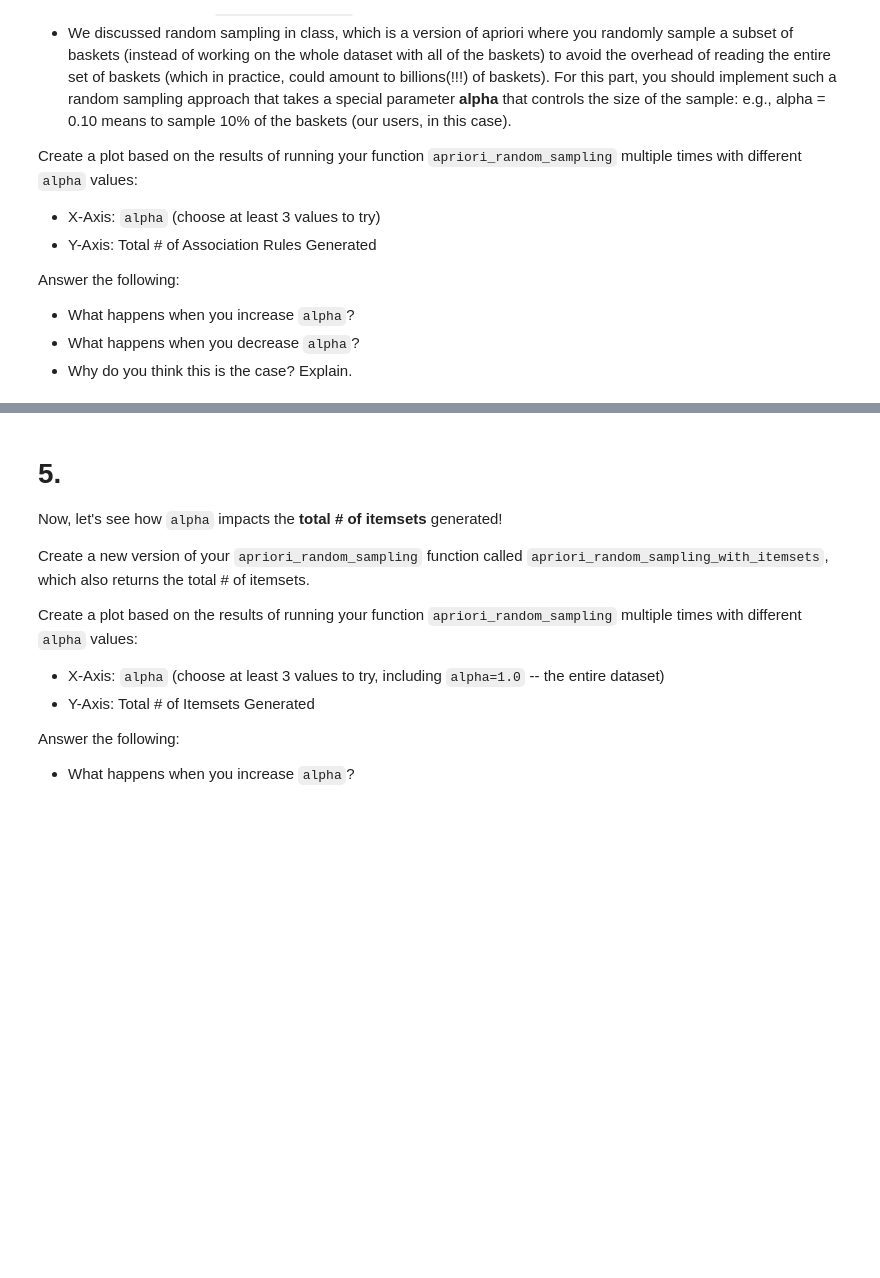
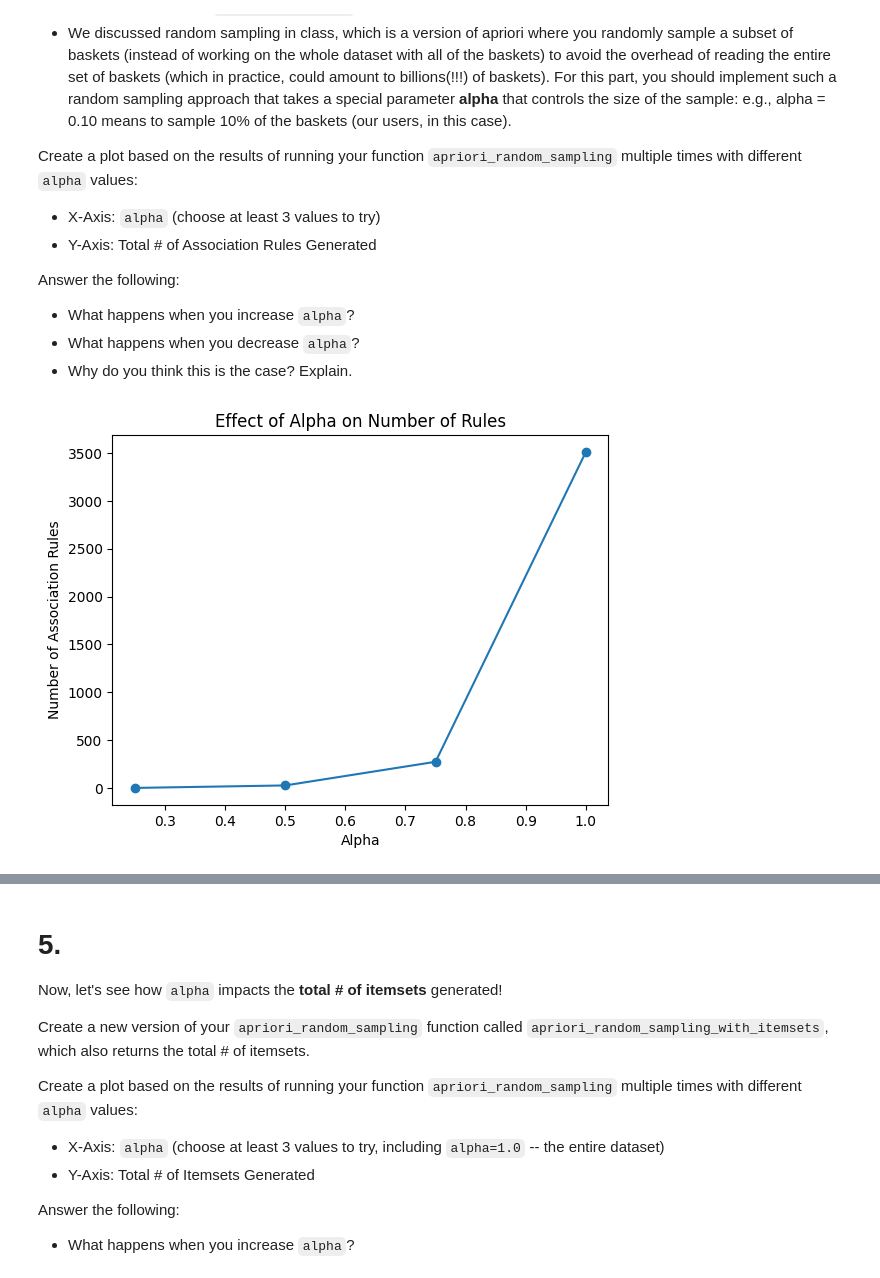
Before and after one commit to keeganasmith/CSCE676, a Jupyter notebook: hw2/homework_2_csce676_spring2026.ipynb, the cells around one changed output, grey strips where cells are left out. Drawn from its saved outputs; the diff is of its cells as text; code cells hidden in the pictures; blank space fills up the shorter version.

```diff
--- a/hw2/homework_2_csce676_spring2026.ipynb
+++ b/hw2/homework_2_csce676_spring2026.ipynb
@@ -1001,3 +1017,93 @@ Answer the following:
 - What happens when you increase `alpha`?
 - What happens when you decrease `alpha`?
 - Why do you think this is the case? Explain.
+# %%
+import random
+def random_sample(data, alpha, num_rows):
+    total_result_size = alpha * num_rows
+    i = 0;
+    used_indices = []
+    while(i < total_result_size):
+        index = random.randint(0, num_rows - 1)
+        while(index in used_indices):
+            index = random.randint(0, num_rows - 1)
+
+        used_indices.append(index)
+        i += 1
+
+    sampled_data = {}
+    for key, values in data.items():
+        sampled_data[key] = [values[i] for i in used_indices]
+
+    return sampled_data
+
+def apriori_random_sampling(data_raw, debug, minsup, minconf, alpha):
+    num_rows = 0
+    for key, value in data_raw.items():
+        num_rows = max(num_rows, len(value))
+
+    data = random_sample(data_raw, alpha, num_rows)
+    num_rows = 0
+    for key, value in data.items():
+        num_rows = max(num_rows, len(value))
+    print("num rows is: ", num_rows)
+    frequent_itemsets = {}
+    collect_freq_itemsets_binary(data, debug, minsup, minconf, 1, frequent_itemsets, num_rows)
+    if(debug):
+        print(frequent_itemsets)
+
+    association_rules = generate_association_rules_binary(frequent_itemsets)
+    if(debug):
+        print("Generated Association Rules:")
+        for rule in association_rules:
+            print(rule)
+
+    if(debug):
+        for rule in association_rules:
+            print("rule ", rule, " has confidence: ", calculate_confidence_binary(rule, data, num_rows))
+
+    print("Final Association Rules")
+    confidences = []
+    for rule in association_rules:
+        confidence = calculate_confidence_binary(rule, data, num_rows)
+        confidences.append(confidence)
+        if(confidence > minconf):
+            if(debug):
+                print("rule ", rule, " has confidence: ", calculate_confidence_binary(rule, data, num_rows))
+    return association_rules, confidences
+
+def print_num_association_rules(minsup, minconf, alpha):
+
+    associate_rules, confidences = apriori_random_sampling(data, False, minsup, minconf, alpha)
+    i = 0
+    result = ""
+    count = 0
+    while(i < len(associate_rules)):
+        confidence = confidences[i]
+        if(confidence < minconf):
+            i += 1
+            continue
+        rule = associate_rules[i]
+        for movie_id in rule.precedent:
+            result += get_movie_name(movie_id) + ", "
+        result += " -> "
+        for movie_id in rule.antecedent:
+            result += get_movie_name(movie_id) + ", "
+        result += "\n";
+        i += 1
+        count += 1
+    print("total # association rules: ", count)
+
+
+alphas = [.25, .5, .75, 1]
+num_association_rules = [0, 26, 273, 3511]
+plt.figure()
+plt.plot(alphas, num_association_rules, marker="o")
+
+plt.xlabel("Alpha")
+plt.ylabel("Number of Association Rules")
+plt.title("Effect of Alpha on Number of Rules")
+
+plt.show()
+# %% [output]
+[figure, added]
```
Also changed, not shown: parts of 11 cells of this notebook, 1 other file.
